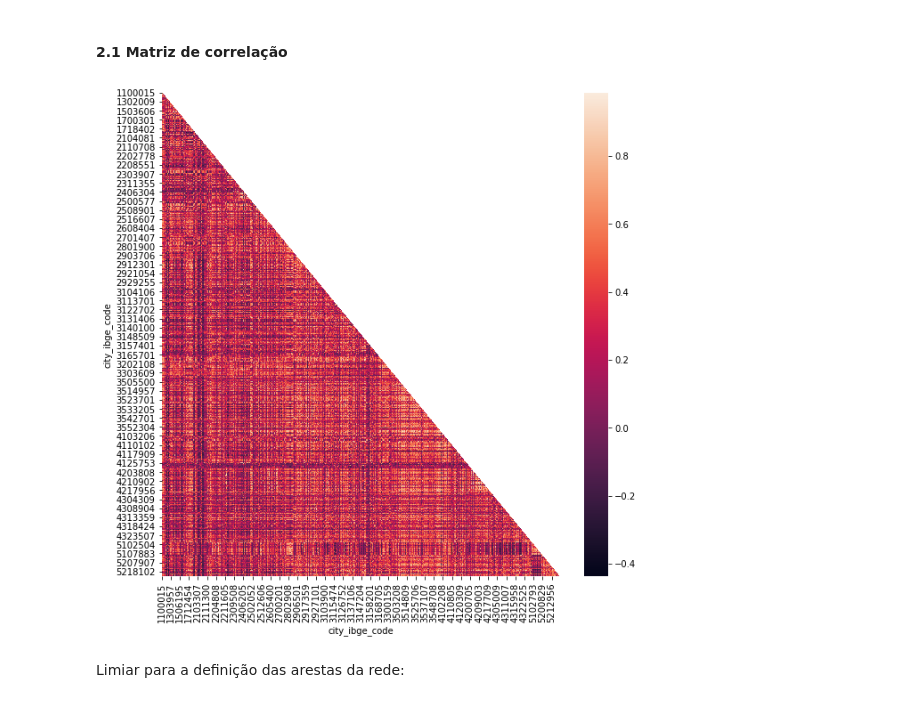
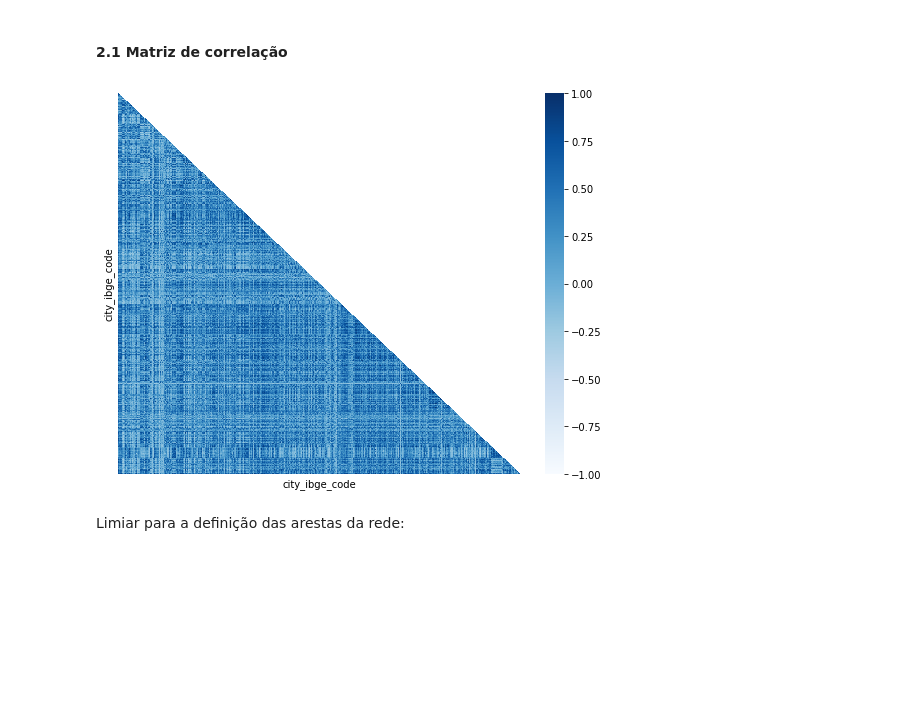
Before and after one commit to girsant/COVID_19, a Jupyter notebook: CPS765_Trab2_Construcao.ipynb, the cells around one changed output. Saved outputs shown, nothing was run; the diff lists cells and outputs as text; code cells hidden in the pictures; blank space fills up the shorter version.

```diff
--- a/CPS765_Trab2_Construcao.ipynb
+++ b/CPS765_Trab2_Construcao.ipynb
@@ -113,9 +191,10 @@ M_Cor = df_casos_mm.corr()
 # %%
-fig, axs = plt.subplots(figsize=(10,10))
+fig, axs = plt.subplots(figsize=(9,7))
 mask = np.triu(np.ones_like(M_Cor, dtype=bool)) # Generate a mask for the upper triangle
-ax = sns.heatmap(M_Cor,mask=mask)
+ax = sns.heatmap(M_Cor,mask=mask, cmap=plt.cm.Blues, xticklabels=False, yticklabels=False, vmin=-1, vmax=+1)
+#plt.savefig('matrz_correlacao.pdf',format='pdf')
 # %% [output]
-[figure, old version]
+[figure, new version]
 # %% [markdown]
 Limiar para a definição das arestas da rede:
 # %%
```
Also changed, not shown: parts of 33 cells of this notebook.
